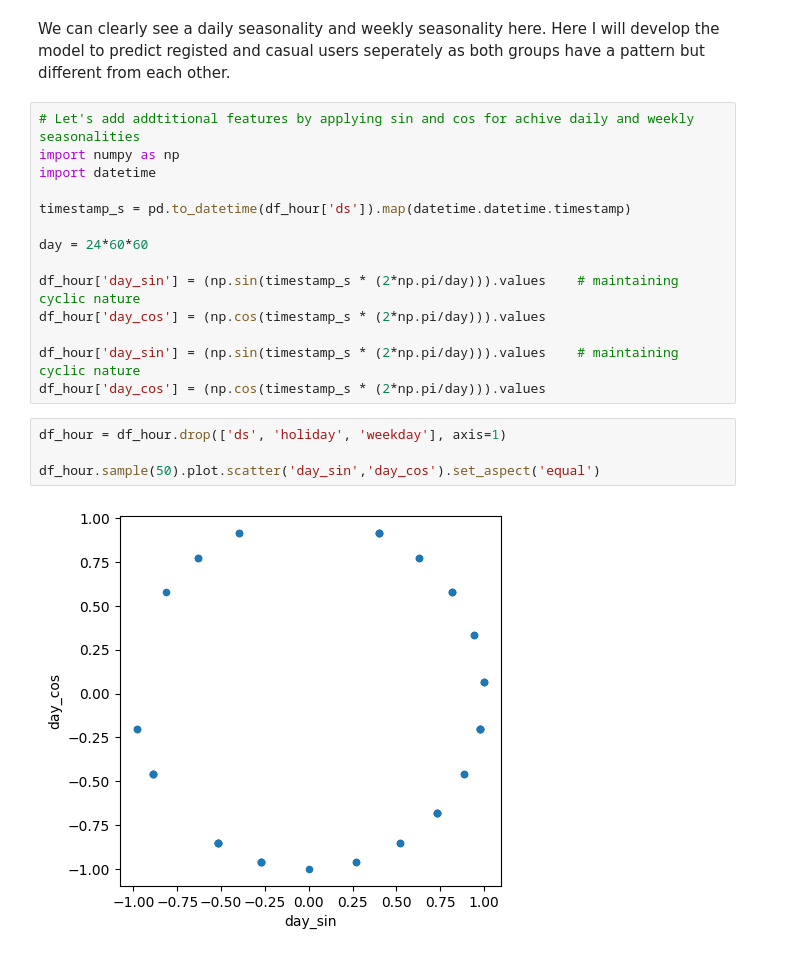
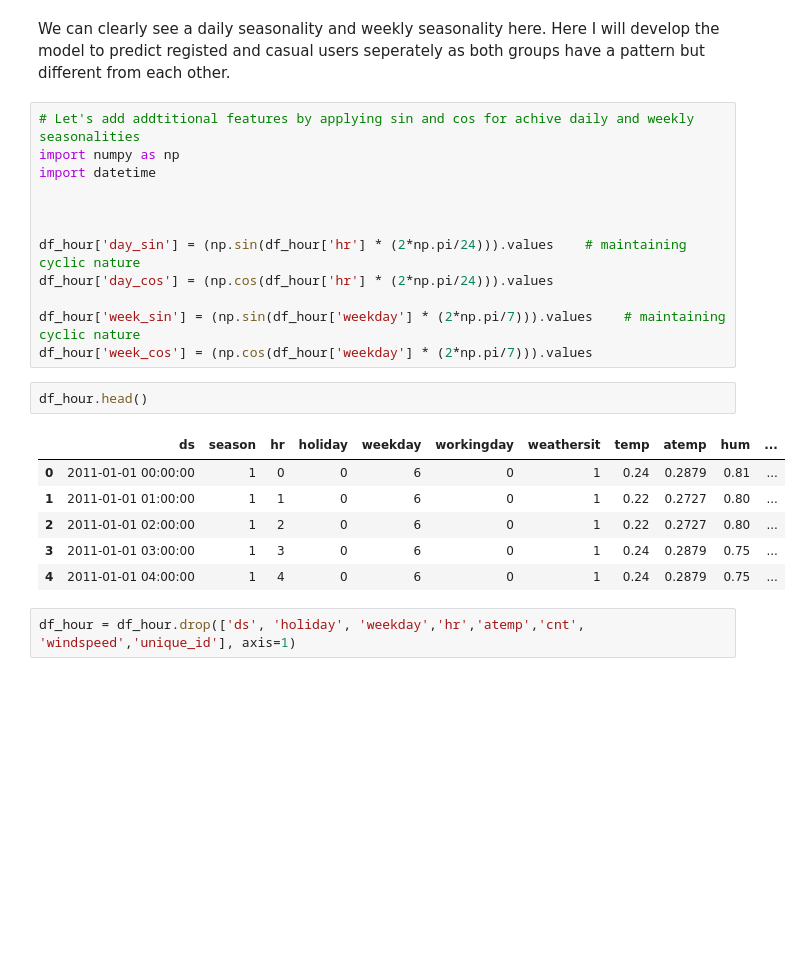
Before and after one commit to dilshan-49/Bike-Sharing-Forecast, a Jupyter notebook: process_data.ipynb, the cells around one changed output. Drawn from its saved outputs; the diff is of its cells as text; blank space fills up the shorter version.

```diff
--- a/process_data.ipynb
+++ b/process_data.ipynb
@@ -64,19 +64,22 @@ We can clearly see a daily seasonality and weekly seasonality here. Here I will
 import numpy as np
 import datetime
 
-timestamp_s = pd.to_datetime(df_hour['ds']).map(datetime.datetime.timestamp)
 
-day = 24*60*60
 
-df_hour['day_sin'] = (np.sin(timestamp_s * (2*np.pi/day))).values    # maintaining cyclic nature
-df_hour['day_cos'] = (np.cos(timestamp_s * (2*np.pi/day))).values
+df_hour['day_sin'] = (np.sin(df_hour['hr'] * (2*np.pi/24))).values    # maintaining cyclic nature
+df_hour['day_cos'] = (np.cos(df_hour['hr'] * (2*np.pi/24))).values
 
-df_hour['day_sin'] = (np.sin(timestamp_s * (2*np.pi/day))).values    # maintaining cyclic nature
-df_hour['day_cos'] = (np.cos(timestamp_s * (2*np.pi/day))).values
+df_hour['week_sin'] = (np.sin(df_hour['weekday'] * (2*np.pi/7))).values    # maintaining cyclic nature
+df_hour['week_cos'] = (np.cos(df_hour['weekday'] * (2*np.pi/7))).values
+# %%
+df_hour.head()
+# %% [output]
+|  | ds | season | hr | holiday | weekday | workingday | weathersit | temp | atemp | hum | ... |
+| 0 | 2011-01-01 00:00:00 | 1 | 0 | 0 | 6 | 0 | 1 | 0.24 | 0.2879 | 0.81 | ... |
+| 1 | 2011-01-01 01:00:00 | 1 | 1 | 0 | 6 | 0 | 1 | 0.22 | 0.2727 | 0.80 | ... |
+| 2 | 2011-01-01 02:00:00 | 1 | 2 | 0 | 6 | 0 | 1 | 0.22 | 0.2727 | 0.80 | ... |
+| 3 | 2011-01-01 03:00:00 | 1 | 3 | 0 | 6 | 0 | 1 | 0.24 | 0.2879 | 0.75 | ... |
+| 4 | 2011-01-01 04:00:00 | 1 | 4 | 0 | 6 | 0 | 1 | 0.24 | 0.2879 | 0.75 | ... |
 # %%
-df_hour = df_hour.drop(['ds', 'holiday', 'weekday'], axis=1)
-
-df_hour.sample(50).plot.scatter('day_sin','day_cos').set_aspect('equal')
+df_hour = df_hour.drop(['ds', 'holiday', 'weekday','hr','atemp','cnt', 'windspeed','unique_id'], axis=1)
-# %% [output]
-[figure, removed]
 # %%
```
Also changed, not shown: parts of 4 cells of this notebook.
